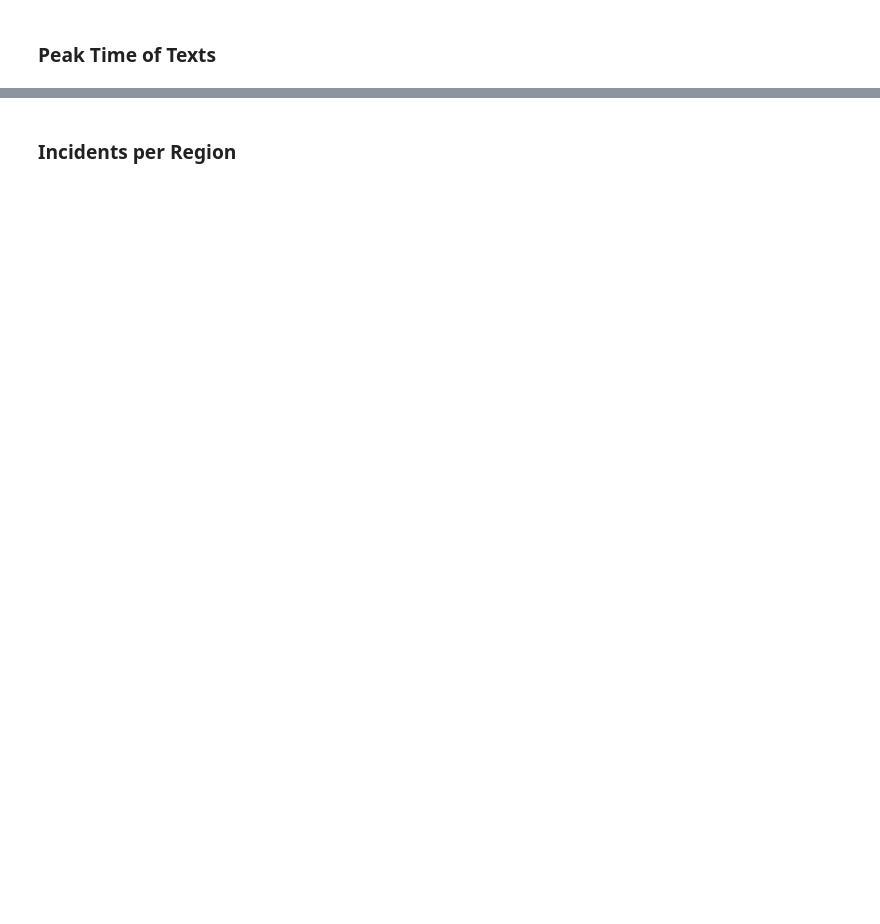
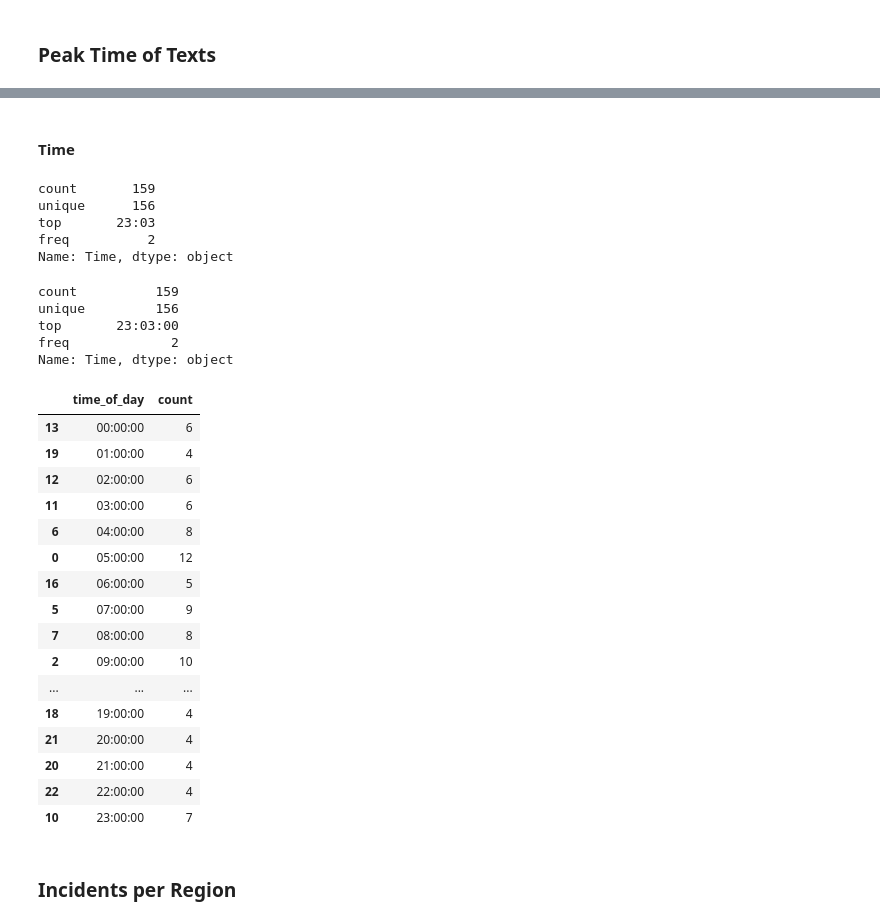
Before and after one commit to AGR-Yes/ScamMessagesPhilippines, a Jupyter notebook: Phase_3.ipynb, the cells around one changed output, grey strips where cells are left out. Cells and saved outputs as stored; diff of their text form; code cells hidden in the pictures; blank space fills up the shorter version.

```diff
--- a/Phase_3.ipynb
+++ b/Phase_3.ipynb
@@ -262,0 +306,4 @@ fig.show()
+# %%
+#get the day of the week in the Date column
+spam['day'] = pd.to_datetime(spam['Date']).dt.day_name()
+spam.head()
@@ -262,0 +336,53 @@ fig.show()
+# %% [markdown]
+#### **Time**
+# %%
+spam['Time'].describe()
+# %% [output]
+count       159
+unique      156
+top       23:03
+freq          2
+Name: Time, dtype: object
+# %%
+#convert the Time column to datetime
+spam['Time'] = pd.to_datetime(spam['Time'])
+spam['Time'] = spam['Time'].dt.time
+
+#round the time to the nearest hour
+spam['time_of_day'] = spam['Time'].apply(lambda dt: dt.replace(minute=0, second=0, microsecond=0))
+
+spam['Time'].describe()
+# %% [output]
+count          159
+unique         156
+top       23:03:00
+freq             2
+Name: Time, dtype: object
+# %%
+#new dataframe with the time of day and the count of each time
+spam_time = pd.DataFrame(spam['time_of_day'].value_counts()).reset_index()
+
+spam_time.rename(columns = {spam_time.columns[0]:'time_of_day', spam_time.columns[1]:'count'}, inplace = True)
+
+#order the time of day column by time
+spam_time = spam_time.sort_values(by = 'time_of_day')
+
+spam_time
+# %% [output]
+|  | time_of_day | count |
+| 13 | 00:00:00 | 6 |
+| 19 | 01:00:00 | 4 |
+| 12 | 02:00:00 | 6 |
+| 11 | 03:00:00 | 6 |
+| 6 | 04:00:00 | 8 |
+| 0 | 05:00:00 | 12 |
+| 16 | 06:00:00 | 5 |
+| 5 | 07:00:00 | 9 |
+| 7 | 08:00:00 | 8 |
+| 2 | 09:00:00 | 10 |
+| ... | ... | ... |
+| 18 | 19:00:00 | 4 |
+| 21 | 20:00:00 | 4 |
+| 20 | 21:00:00 | 4 |
+| 22 | 22:00:00 | 4 |
+| 10 | 23:00:00 | 7 |
```
Also changed, not shown: parts of 17 cells of this notebook, 2 other files.
